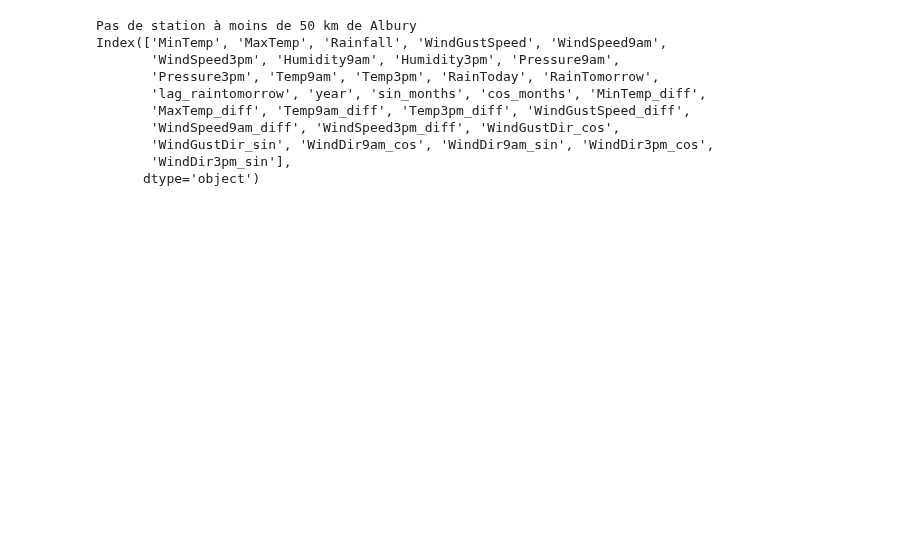
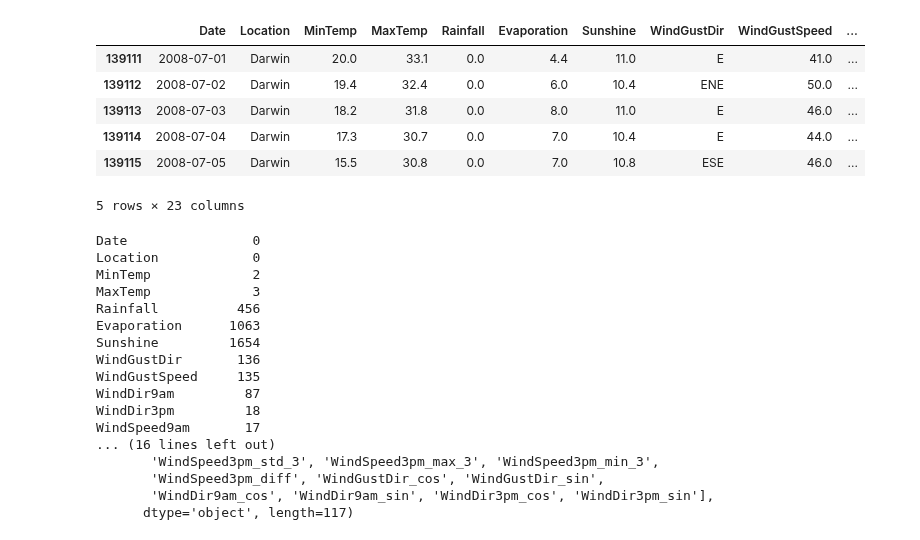
Before and after one commit to alastirm/NOV24_MLOPS_METEO, a Jupyter notebook: src2/test.ipynb, the cells around one changed output. Saved outputs shown, nothing was run; the diff lists cells and outputs as text; code cells hidden in the pictures; blank space fills up the shorter version.

```diff
--- a/src2/test.ipynb
+++ b/src2/test.ipynb
@@ -29,4 +31,19 @@ from sklearn.model_selection import train_test_split
 from sklearn.metrics import confusion_matrix, accuracy_score, classification_report, f1_score, brier_score_loss, roc_curve, roc_auc_score, precision_recall_curve, recall_score, precision_score, log_loss
+# %%
+df = pd.read_csv('../data/weatherAUS.csv')
+city = 'Darwin'
+
+df = df[df['Location'].isin([city])]
+
+df.head()
+# %% [output]
+|  | Date | Location | MinTemp | MaxTemp | Rainfall | Evaporation | Sunshine | WindGustDir | WindGustSpeed | ... |
+| 139111 | 2008-07-01 | Darwin | 20.0 | 33.1 | 0.0 | 4.4 | 11.0 | E | 41.0 | ... |
+| 139112 | 2008-07-02 | Darwin | 19.4 | 32.4 | 0.0 | 6.0 | 10.4 | ENE | 50.0 | ... |
+| 139113 | 2008-07-03 | Darwin | 18.2 | 31.8 | 0.0 | 8.0 | 11.0 | E | 46.0 | ... |
+| 139114 | 2008-07-04 | Darwin | 17.3 | 30.7 | 0.0 | 7.0 | 10.4 | E | 44.0 | ... |
+| 139115 | 2008-07-05 | Darwin | 15.5 | 30.8 | 0.0 | 7.0 | 10.8 | ESE | 46.0 | ... |
+5 rows × 23 columns
 # %%
 # def preprocessing(url_data : str = '../data/weatherAUS.csv', city : str = 'Sydney'):
 
@@ -45,9 +62,11 @@ df = pd.read_csv('../data/weatherAUS.csv')
 #     else:
 #         print(f"La ville '{city}' n'est pas dans la liste. \n\n Veuillez choisir une ville parmi celles disponibles.")
 
-city = 'Albury'
+city = 'Williamtown'
 
 df = df[df['Location'].isin([city])]
+
+print(df.isna().sum())
 
 columns_to_drop = [col for col in df.columns if df[col].isna().mean() > 0.30]
 
@@ -56,6 +75,8 @@ columns_to_drop = [col for col in df.columns if df[col].isna().mean() > 0.30]
 
 transformers = []
 
+if 'Evaporation' not in columns_to_drop:
+    transformers.append(('evaporation_transformer', evaporation_transformer()))
 if 'Sunshine' not in columns_to_drop:
     transformers.append(('sunshine_transformer', sunshine_transformer()))
 if 'RainTomorrow' not in columns_to_drop:
@@ -89,14 +110,21 @@ print(df.columns)
 df.dropna(inplace = True)
 # print('apres', df.info())
 # %% [output]
-Pas de station à moins de 50 km de Albury
-Index(['MinTemp', 'MaxTemp', 'Rainfall', 'WindGustSpeed', 'WindSpeed9am',
-       'WindSpeed3pm', 'Humidity9am', 'Humidity3pm', 'Pressure9am',
-       'Pressure3pm', 'Temp9am', 'Temp3pm', 'RainToday', 'RainTomorrow',
-       'lag_raintomorrow', 'year', 'sin_months', 'cos_months', 'MinTemp_diff',
-       'MaxTemp_diff', 'Temp9am_diff', 'Temp3pm_diff', 'WindGustSpeed_diff',
-       'WindSpeed9am_diff', 'WindSpeed3pm_diff', 'WindGustDir_cos',
-       'WindGustDir_sin', 'WindDir9am_cos', 'WindDir9am_sin', 'WindDir3pm_cos',
-       'WindDir3pm_sin'],
-      dtype='object')
+Date                0
+Location            0
+MinTemp             2
+MaxTemp             3
+Rainfall          456
+Evaporation      1063
+Sunshine         1654
+WindGustDir       136
+WindGustSpeed     135
+WindDir9am         87
+WindDir3pm         18
+WindSpeed9am       17
+... (16 lines left out)
+       'WindSpeed3pm_std_3', 'WindSpeed3pm_max_3', 'WindSpeed3pm_min_3',
+       'WindSpeed3pm_diff', 'WindGustDir_cos', 'WindGustDir_sin',
+       'WindDir9am_cos', 'WindDir9am_sin', 'WindDir3pm_cos', 'WindDir3pm_sin'],
+      dtype='object', length=117)
 # %%
```
Also changed, not shown: parts of 9 cells of this notebook.
